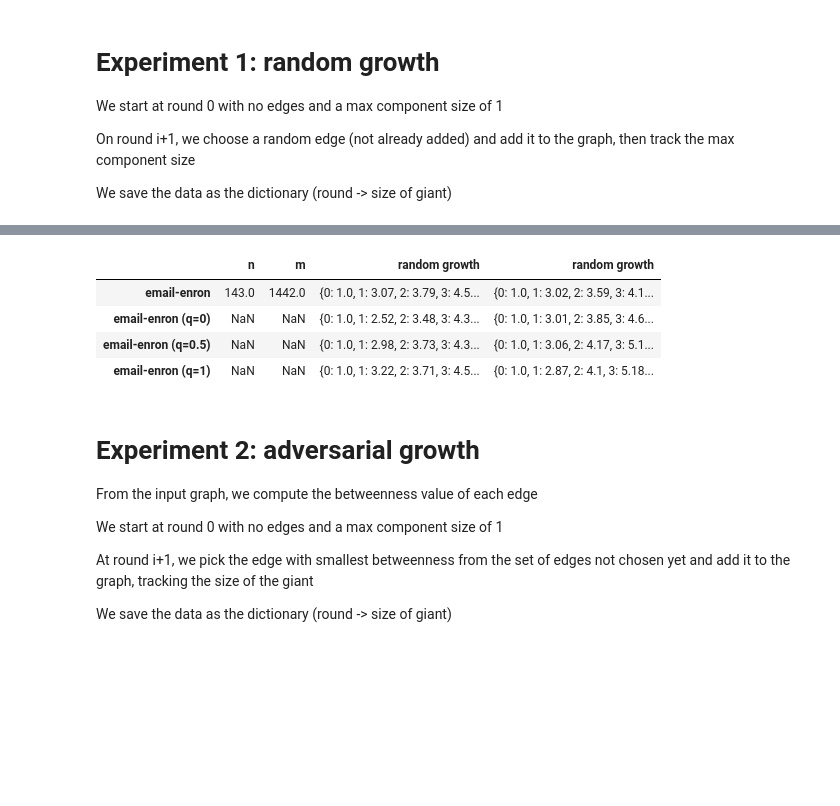
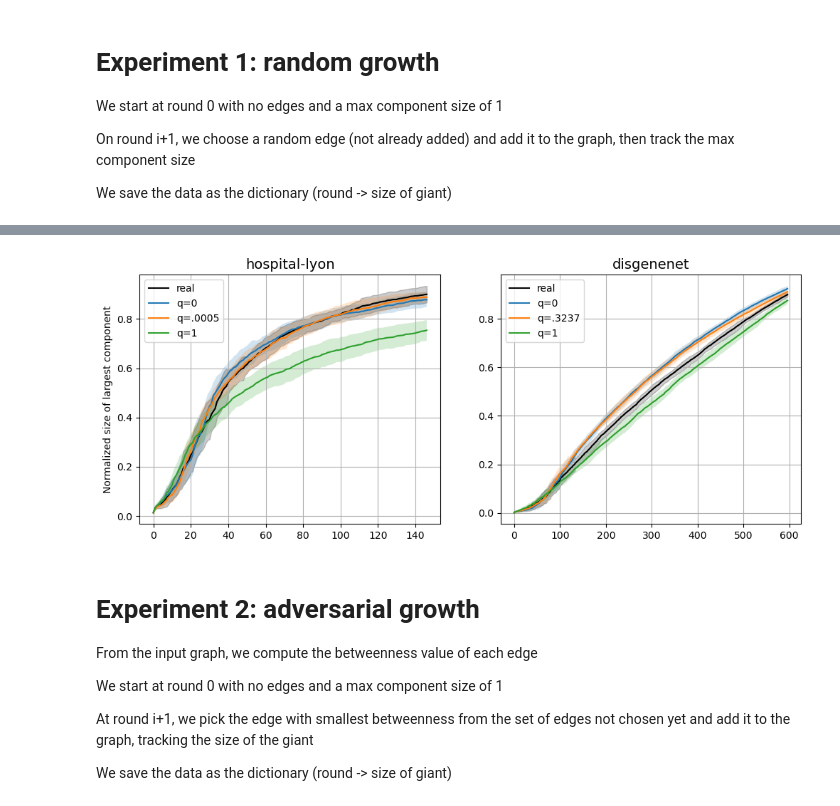
Before and after one commit to emilylackershire/Simplicial_Ratio, a Jupyter notebook: Experiments/Experiments.ipynb, the cells around one changed output, grey strips where cells are left out. Cells and saved outputs as stored; diff of their text form; code cells hidden in the pictures; blank space fills up the shorter version.

```diff
--- a/Experiments/Experiments.ipynb
+++ b/Experiments/Experiments.ipynb
@@ -208,9 +221,16 @@ def q_fit(E, d, m, multisets=False, skeleton=True, num_cl_samples=10, num_iterat
 # %%
-## getting the 'best' q parameters
+%%time
+random.seed(321)
+
+## getting the 'best' q parameters - run once and save
 fitted_q_values = {}
 for name in datasets.keys():
     fitted_q_values[name] = q_fit(datasets[name][1], d[name], m[name])
     sr_data = sr.Simplicial(datasets[name][1])._simplicial_pairs()
     num_pairs = sr_data[0] + sr_data[1]
     print(name, fitted_q_values[name], num_pairs)
+
+## save to file
+with open('fitted_q.pkl','wb') as file:
+    pkl.dump(fitted_q_values, file)
 # %% [output]
@@ -416,3 +245,6 @@ TypeError: 'Axes' object is not subscriptable
+# %%
+with open('fitted_q.pkl','rb') as file:
+    fitted_q_values = pkl.load(file)
 # %% [markdown]
 # Experiment 1: random growth
 We start at round 0 with no edges and a max component size of 1
@@ -468,8 +327,0 @@ Verifying that the experiment was compiled correctly
-# %%
-df
-# %% [output]
-|  | n | m | random growth | random growth |
-| email-enron | 143.0 | 1442.0 | {0: 1.0, 1: 3.07, 2: 3.79, 3: 4.5... | {0: 1.0, 1: 3.02, 2: 3.59, 3: 4.1... |
-| email-enron (q=0) | NaN | NaN | {0: 1.0, 1: 2.52, 2: 3.48, 3: 4.3... | {0: 1.0, 1: 3.01, 2: 3.85, 3: 4.6... |
-| email-enron (q=0.5) | NaN | NaN | {0: 1.0, 1: 2.98, 2: 3.73, 3: 4.3... | {0: 1.0, 1: 3.06, 2: 4.17, 3: 5.1... |
-| email-enron (q=1) | NaN | NaN | {0: 1.0, 1: 3.22, 2: 3.71, 3: 4.5... | {0: 1.0, 1: 2.87, 2: 4.1, 3: 5.18... |
@@ -479,3 +328,62 @@ with open('fixed_experiments.pkl','wb') as file:
+# %%
+## plot - random growth experiment
+plt.figure(figsize=(12,10))
+for ctr, dataset in enumerate(datasets.keys()):
+    n = int(df['n'][dataset])
+    stop_value = 0.9*n
+    c = 0
+    while True:
+        if df['random growth mean'][dataset][c] < stop_value:
+            c += 1
+        else:
+            break
+    cutoff = c+1
+    plt.subplot(2,2,ctr+1)
+    _m = df['random growth mean'][dataset]
+    _s = df['random growth stdv'][dataset]
+    plt.plot(list(_m.keys())[:cutoff], [i/n for i in _m.values()][:cutoff], label='real', color='black')
+    plt.fill_between(list(_m.keys())[:cutoff],
+                     np.array([i/n for i in _m.values()][:cutoff])-np.array([i/n for i in _s.values()][:cutoff]),
+                     np.array([i/n for i in _m.values()][:cutoff])+np.array([i/n for i in _s.values()][:cutoff]),
+                     alpha=.2, color='black'
+                    )
+
+    _m = df['random growth mean'][dataset+' (q=0)']
+    _s = df['random growth stdv'][dataset+' (q=0)']
+    plt.plot(list(_m.keys())[:cutoff], [i/n for i in _m.values()][:cutoff], label='q=0')
+    plt.fill_between(list(_m.keys())[:cutoff],
+                     np.array([i/n for i in _m.values()][:cutoff])-np.array([i/n for i in _s.values()][:cutoff]),
+                     np.array([i/n for i in _m.values()][:cutoff])+np.array([i/n for i in _s.values()][:cutoff]),
+                     alpha=.2
+                    )
+    ## best case
+    best = [x for x in df['random growth mean'].keys() if 'q=0.' in x and dataset in x][0]
+    _m = df['random growth mean'][best]
+    _s = df['random growth stdv'][best]
+    plt.plot(list(_m.keys())[:cutoff], [i/n for i in _m.values()][:cutoff], label='q='+best.split('=')[1][1:-1])
+    plt.fill_between(list(_m.keys())[:cutoff],
+                     np.array([i/n for i in _m.values()][:cutoff])-np.array([i/n for i in _s.values()][:cutoff]),
+                     np.array([i/n for i in _m.values()][:cutoff])+np.array([i/n for i in _s.values()][:cutoff]),
+                     alpha=.2
+                    )
+
+    _m = df['random growth mean'][dataset+' (q=1)']
+    _s = df['random growth stdv'][dataset+' (q=1)']
+    plt.plot(list(_m.keys())[:cutoff], [i/n for i in _m.values()][:cutoff], label='q=1')
+    plt.fill_between(list(_m.keys())[:cutoff],
+                     np.array([i/n for i in _m.values()][:cutoff])-np.array([i/n for i in _s.values()][:cutoff]),
+                     np.array([i/n for i in _m.values()][:cutoff])+np.array([i/n for i in _s.values()][:cutoff]),
+                     alpha=.2
+                    )
+    plt.title(dataset, fontsize=14)
+    if ctr>1:
+        plt.xlabel('Number of edges added')
+    if ctr%2 == 0:
+        plt.ylabel('Normalized size of largest component')
+    plt.grid()
+    plt.legend();
+# %% [output]
+[figure, added]
 # %% [markdown]
 # Experiment 2: adversarial growth
 From the input graph, we compute the betweenness value of each edge
```
Also changed, not shown: parts of 42 cells of this notebook.
